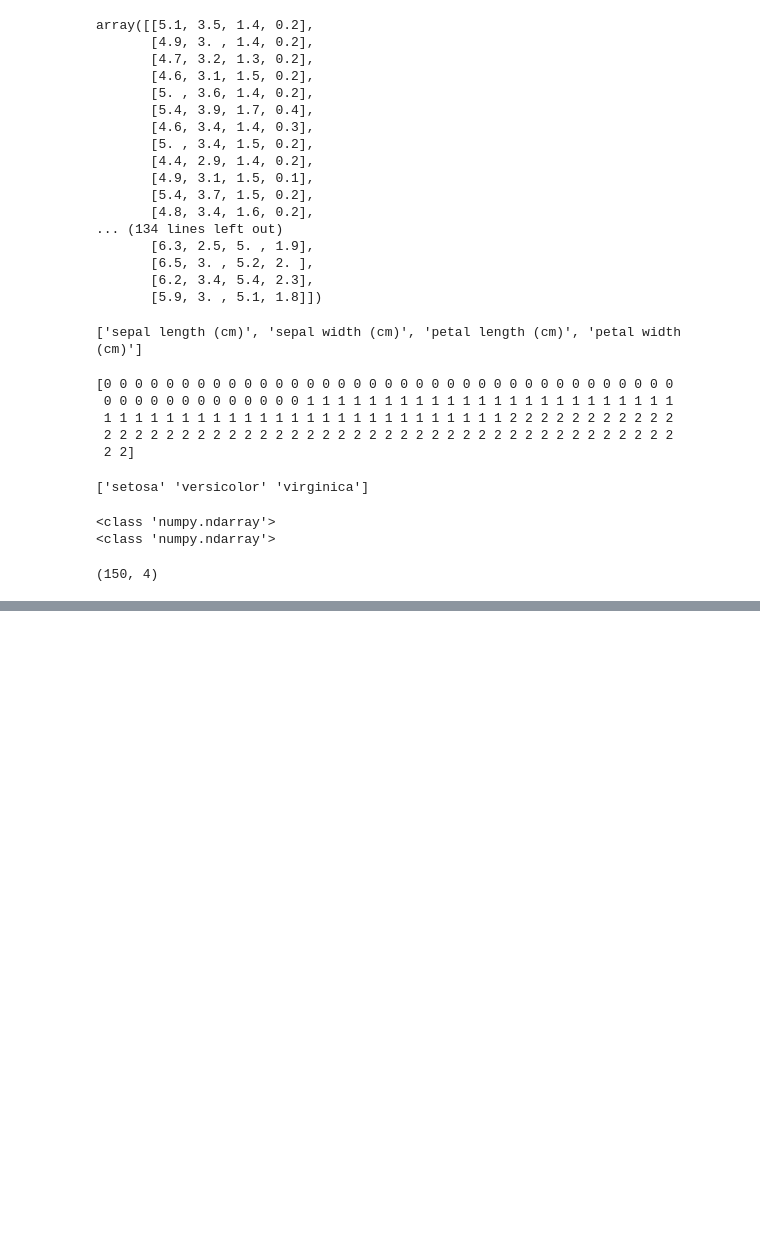
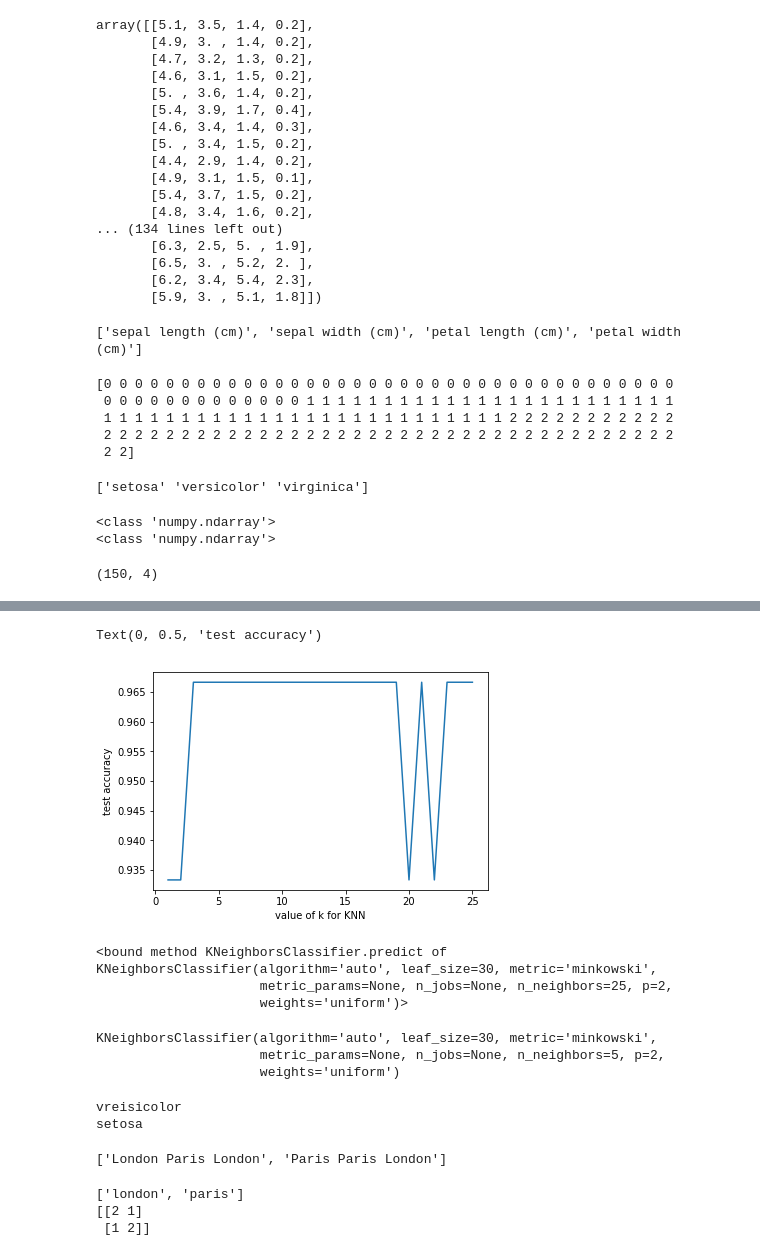
Before and after one commit to lavanyagowda1998/internship, a Jupyter notebook: internship_sklearn.ipynb, the cells around one changed output, grey strips where cells are left out. Drawn from its saved outputs; the diff is of its cells as text; code cells hidden in the pictures; blank space fills up the shorter version.

```diff
--- a/internship_sklearn.ipynb
+++ b/internship_sklearn.ipynb
@@ -4016,6 +4023,7 @@ for k in k_range:
           knn = KNeighborsClassifier(n_neighbors=k)
           knn.fit(X_train,y_train)
           y_pred=knn.predict(X_test)
-          scores[k] = metrices.accuracy_score(y_test,y_pred)
-          scores_list.append(metrices.accuracy_score(y_test,y_pred))
+          scores[k] = metrics.accuracy_score(y_test,y_pred)
+          scores_list.append(metrics.accuracy_score(y_test,y_pred))
+scores
 # %% [output]
@@ -4022,0 +4047,46 @@ NameError: ignored
+# %%
+%matplotlib inline
+import matplotlib.pyplot as plt
+plt.plot(k_range,scores_list)
+plt.xlabel('value of k for KNN')
+plt.ylabel('test accuracy')
+# %% [output]
+Text(0, 0.5, 'test accuracy')
+[figure, added]
+# %%
+knn.predict
+# %% [output]
+<bound method KNeighborsClassifier.predict of KNeighborsClassifier(algorithm='auto', leaf_size=30, metric='minkowski',
+                     metric_params=None, n_jobs=None, n_neighbors=25, p=2,
+                     weights='uniform')>
+# %%
+knn = KNeighborsClassifier(n_neighbors=5)
+knn.fit(X,y)
+# %% [output]
+KNeighborsClassifier(algorithm='auto', leaf_size=30, metric='minkowski',
+                     metric_params=None, n_jobs=None, n_neighbors=5, p=2,
+                     weights='uniform')
+# %%
+classes = {0:'setosa',1:'vreisicolor',2:'virginica'}
+X_new = [[3,4,5,2],[5,4,2,2]]
+y_predict = knn.predict(X_new)
+print(classes[y_predict[0]])
+print(classes[y_predict[1]])
+# %% [output]
+vreisicolor
+setosa
+# %%
+text = ["London Paris London","Paris Paris London"]
+text
+# %% [output]
+['London Paris London', 'Paris Paris London']
+# %%
+from sklearn.feature_extraction.text import CountVectorizer
+cv = CountVectorizer()
+count_matrix = cv.fit_transform(text)
+print(cv.get_feature_names())
+print(count_matrix.toarray())
+# %% [output]
+['london', 'paris']
+[[2 1]
+ [1 2]]
```
Also changed, not shown: parts of 14 cells of this notebook.
